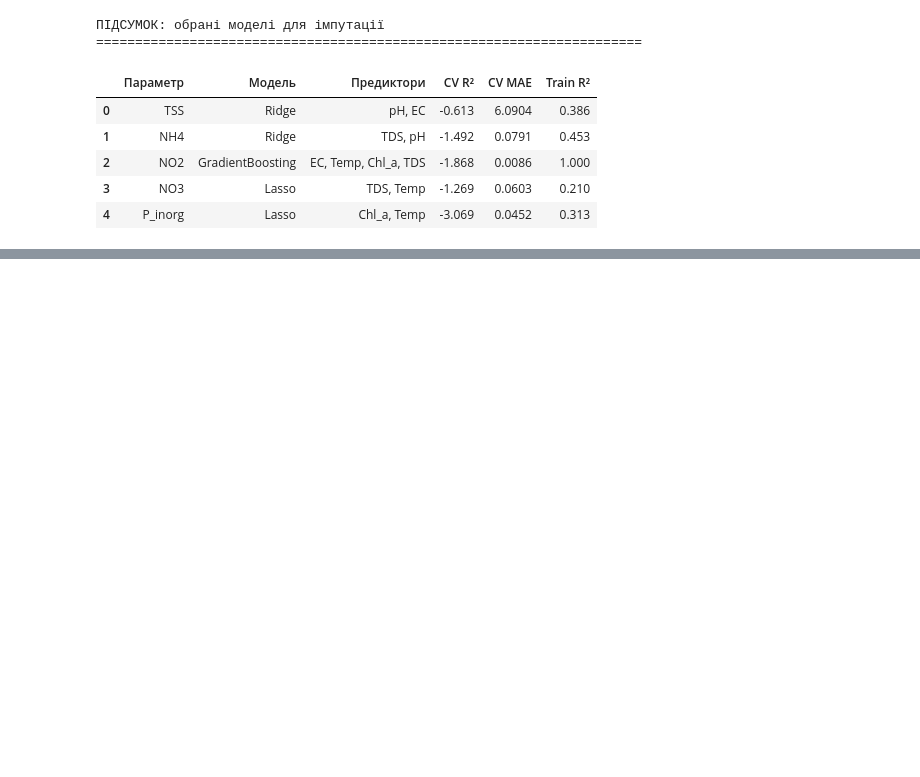
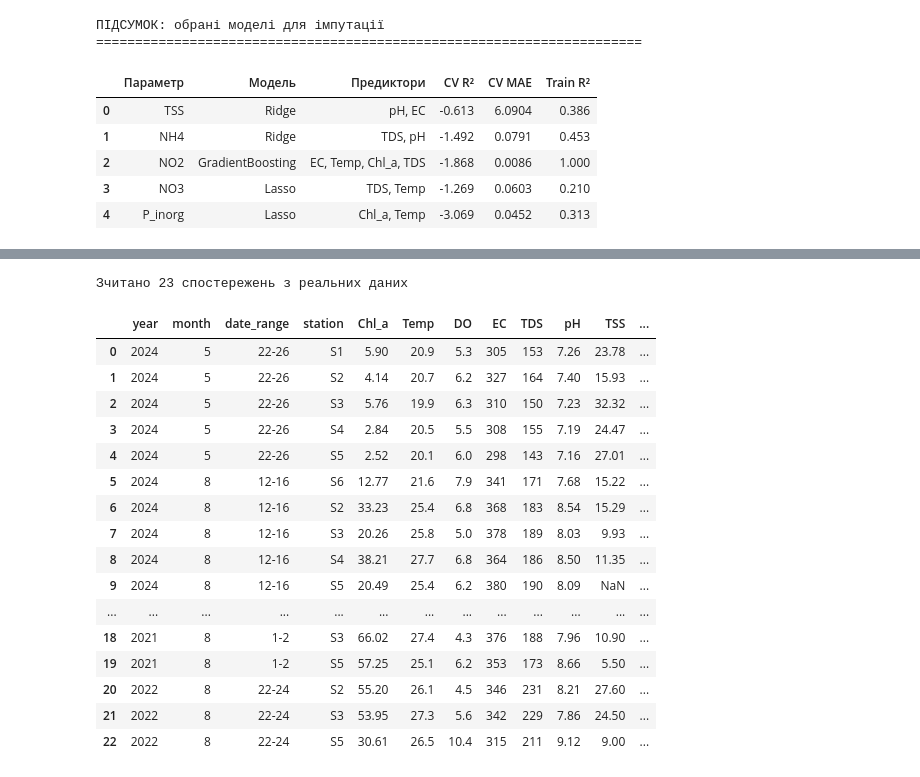
Before and after one commit to bohdan-holovin/data-analys-k, a Jupyter notebook: kanevske_analysis.ipynb, the cells around one changed output, grey strips where cells are left out. Cells and saved outputs as stored; diff of their text form; code cells hidden in the pictures; blank space fills up the shorter version.

```diff
--- a/kanevske_analysis.ipynb
+++ b/kanevske_analysis.ipynb
@@ -1556,0 +1566,55 @@ display(summary_df.style.format({
+# %%
+# === Зчитування реальних даних ===
+REAL_FILE = 'Дані_реальні.xlsx'
+REAL_SHEET = '2024-2025 рр.'
+
+wb_real = openpyxl.load_workbook(REAL_FILE)
+ws_real = wb_real[REAL_SHEET]
+
+rows_real = []
+current_date_raw = None
+
+for row in ws_real.iter_rows(min_row=3, values_only=True):
+    station = row[2]
+    if station is None:
+        break
+
+    if row[1] is not None:
+        current_date_raw = str(row[1]).strip()
+
+    year, month, date_range = parse_date(current_date_raw)
+    station_clean = str(station).strip().replace("'", '')
+
+    rows_real.append({
+        'year': year, 'month': month, 'date_range': date_range,
+        'station': station_clean,
+        'Chl_a': row[3], 'Temp': row[4], 'DO': row[5],
+        'EC': row[6], 'TDS': row[7], 'pH': row[8], 'TSS': row[9],
+        'NH4': row[10], 'NO2': row[11], 'NO3': row[12],
+        'N_inorg': row[13], 'P_inorg': row[14], 'NP': row[15],
+    })
+
+df_real = pd.DataFrame(rows_real, columns=COLUMNS)
+df_real[numeric_cols] = df_real[numeric_cols].apply(pd.to_numeric, errors='coerce')
+
+print(f'Зчитано {len(df_real)} спостережень з реальних даних')
+display(df_real)
+# %% [output]
+Зчитано 23 спостережень з реальних даних
+|  | year | month | date_range | station | Chl_a | Temp | DO | EC | TDS | pH | TSS | ... |
+| 0 | 2024 | 5 | 22-26 | S1 | 5.90 | 20.9 | 5.3 | 305 | 153 | 7.26 | 23.78 | ... |
+| 1 | 2024 | 5 | 22-26 | S2 | 4.14 | 20.7 | 6.2 | 327 | 164 | 7.40 | 15.93 | ... |
+| 2 | 2024 | 5 | 22-26 | S3 | 5.76 | 19.9 | 6.3 | 310 | 150 | 7.23 | 32.32 | ... |
+| 3 | 2024 | 5 | 22-26 | S4 | 2.84 | 20.5 | 5.5 | 308 | 155 | 7.19 | 24.47 | ... |
+| 4 | 2024 | 5 | 22-26 | S5 | 2.52 | 20.1 | 6.0 | 298 | 143 | 7.16 | 27.01 | ... |
+| 5 | 2024 | 8 | 12-16 | S6 | 12.77 | 21.6 | 7.9 | 341 | 171 | 7.68 | 15.22 | ... |
+| 6 | 2024 | 8 | 12-16 | S2 | 33.23 | 25.4 | 6.8 | 368 | 183 | 8.54 | 15.29 | ... |
+| 7 | 2024 | 8 | 12-16 | S3 | 20.26 | 25.8 | 5.0 | 378 | 189 | 8.03 | 9.93 | ... |
+| 8 | 2024 | 8 | 12-16 | S4 | 38.21 | 27.7 | 6.8 | 364 | 186 | 8.50 | 11.35 | ... |
+| 9 | 2024 | 8 | 12-16 | S5 | 20.49 | 25.4 | 6.2 | 380 | 190 | 8.09 | NaN | ... |
+| ... | ... | ... | ... | ... | ... | ... | ... | ... | ... | ... | ... | ... |
+| 18 | 2021 | 8 | 1-2 | S3 | 66.02 | 27.4 | 4.3 | 376 | 188 | 7.96 | 10.90 | ... |
+| 19 | 2021 | 8 | 1-2 | S5 | 57.25 | 25.1 | 6.2 | 353 | 173 | 8.66 | 5.50 | ... |
+| 20 | 2022 | 8 | 22-24 | S2 | 55.20 | 26.1 | 4.5 | 346 | 231 | 8.21 | 27.60 | ... |
+| 21 | 2022 | 8 | 22-24 | S3 | 53.95 | 27.3 | 5.6 | 342 | 229 | 7.86 | 24.50 | ... |
+| 22 | 2022 | 8 | 22-24 | S5 | 30.61 | 26.5 | 10.4 | 315 | 211 | 9.12 | 9.00 | ... |
```
Also changed, not shown: parts of 4 cells of this notebook.
